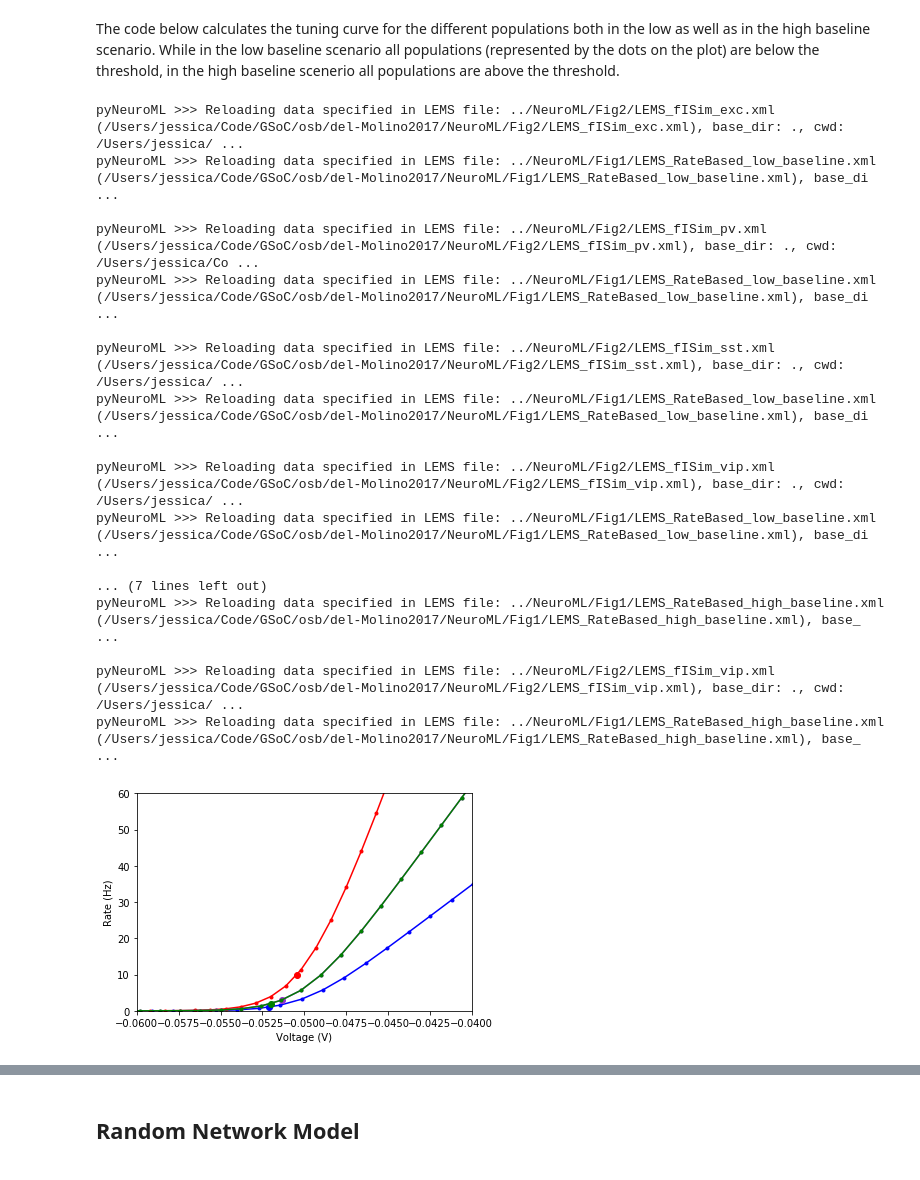
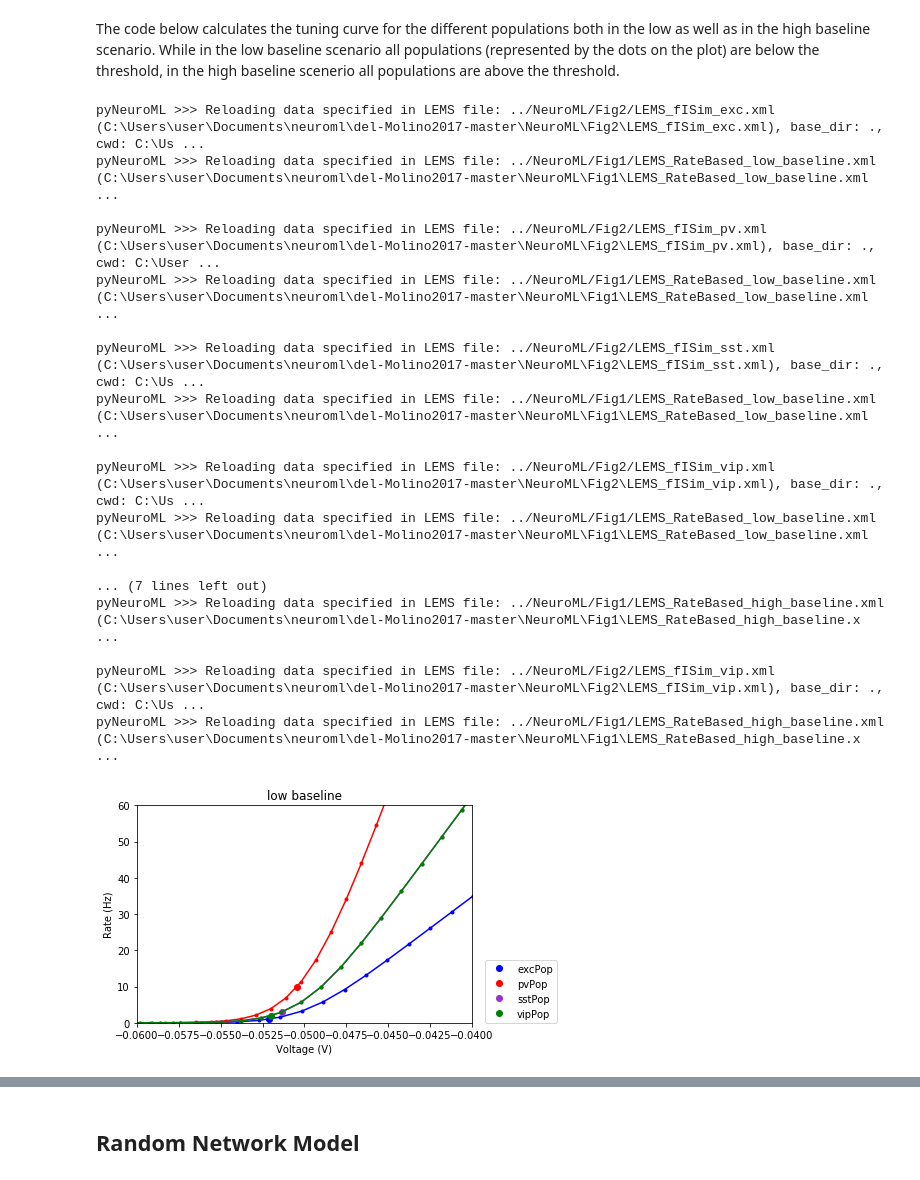
Before and after one commit to OpenSourceBrain/del-Molino2017, a Jupyter notebook: notebooks/delMolino2017.ipynb, the cells around one changed output, grey strips where cells are left out. Saved outputs shown, nothing was run; the diff lists cells and outputs as text; code cells hidden in the pictures.

```diff
--- a/notebooks/delMolino2017.ipynb
+++ b/notebooks/delMolino2017.ipynb
@@ -93,43 +95,46 @@ for baseline in baselines:
         v[population] = np.zeros((n_units))
         for unit in range(n_units):
             pop_unit_r = '%sPop[%d]/r' %(population, unit)
             pop_unit_V = '%sPop[%d]/V' %(population, unit)
             r[population][unit] = results[pop_unit_r][-1]
             v[population][unit] = results[pop_unit_V][-1]
 
         plt.plot(v[population], r[population], marker='.', color=colours[population_idx])
 
         # load the low_baseline results and plot them on the fI curve
         baseline_lems_file = '../NeuroML/Fig1/LEMS_RateBased_%s_baseline.xml' %baseline
         results_baseline = pynml.run_lems_with_jneuroml(baseline_lems_file, nogui=True, load_saved_data=True, plot=False);
         population_v = '%sPop[0]/V' %population
         population_r = '%sPop[0]/r' %population
         # Note: I am taking the first time point as at time point 0 the membrane voltage has not yet reached the baseline
         #  activity steady-state
-        plt.plot(results_baseline[population_v][1], results_baseline[population_r][1], 'o', color=colours[population_idx])
+        pop = '%sPop' %population
+        plt.plot(results_baseline[population_v][1], results_baseline[population_r][1], 'o', label=pop, color=colours[population_idx])
         print('')
 
         plt.xlabel('Voltage (V)')
         plt.ylabel('Rate (Hz)')
         plt.xlim(-.060, -.040)
         plt.ylim(0, 60)
+        plt.title('{} baseline'.format(baseline))
+        plt.legend(loc=(1.04,0))
         plot_name = 'fI_%s_baseline.png' %baseline
 # %% [output]
-pyNeuroML >>> Reloading data specified in LEMS file: ../NeuroML/Fig2/LEMS_fISim_exc.xml (/Users/jessica/Code/GSoC/osb/del-Molino2017/NeuroML/Fig2/LEMS_fISim_exc.xml), base_dir: ., cwd: /Users/jessica/ ...
-pyNeuroML >>> Reloading data specified in LEMS file: ../NeuroML/Fig1/LEMS_RateBased_low_baseline.xml (/Users/jessica/Code/GSoC/osb/del-Molino2017/NeuroML/Fig1/LEMS_RateBased_low_baseline.xml), base_di ...
+pyNeuroML >>> Reloading data specified in LEMS file: ../NeuroML/Fig2/LEMS_fISim_exc.xml (C:\Users\user\Documents\neuroml\del-Molino2017-master\NeuroML\Fig2\LEMS_fISim_exc.xml), base_dir: ., cwd: C:\Us ...
+pyNeuroML >>> Reloading data specified in LEMS file: ../NeuroML/Fig1/LEMS_RateBased_low_baseline.xml (C:\Users\user\Documents\neuroml\del-Molino2017-master\NeuroML\Fig1\LEMS_RateBased_low_baseline.xml ...
 
-pyNeuroML >>> Reloading data specified in LEMS file: ../NeuroML/Fig2/LEMS_fISim_pv.xml (/Users/jessica/Code/GSoC/osb/del-Molino2017/NeuroML/Fig2/LEMS_fISim_pv.xml), base_dir: ., cwd: /Users/jessica/Co ...
-pyNeuroML >>> Reloading data specified in LEMS file: ../NeuroML/Fig1/LEMS_RateBased_low_baseline.xml (/Users/jessica/Code/GSoC/osb/del-Molino2017/NeuroML/Fig1/LEMS_RateBased_low_baseline.xml), base_di ...
+pyNeuroML >>> Reloading data specified in LEMS file: ../NeuroML/Fig2/LEMS_fISim_pv.xml (C:\Users\user\Documents\neuroml\del-Molino2017-master\NeuroML\Fig2\LEMS_fISim_pv.xml), base_dir: ., cwd: C:\User ...
+pyNeuroML >>> Reloading data specified in LEMS file: ../NeuroML/Fig1/LEMS_RateBased_low_baseline.xml (C:\Users\user\Documents\neuroml\del-Molino2017-master\NeuroML\Fig1\LEMS_RateBased_low_baseline.xml ...
 
-pyNeuroML >>> Reloading data specified in LEMS file: ../NeuroML/Fig2/LEMS_fISim_sst.xml (/Users/jessica/Code/GSoC/osb/del-Molino2017/NeuroML/Fig2/LEMS_fISim_sst.xml), base_dir: ., cwd: /Users/jessica/ ...
-pyNeuroML >>> Reloading data specified in LEMS file: ../NeuroML/Fig1/LEMS_RateBased_low_baseline.xml (/Users/jessica/Code/GSoC/osb/del-Molino2017/NeuroML/Fig1/LEMS_RateBased_low_baseline.xml), base_di ...
+pyNeuroML >>> Reloading data specified in LEMS file: ../NeuroML/Fig2/LEMS_fISim_sst.xml (C:\Users\user\Documents\neuroml\del-Molino2017-master\NeuroML\Fig2\LEMS_fISim_sst.xml), base_dir: ., cwd: C:\Us ...
+pyNeuroML >>> Reloading data specified in LEMS file: ../NeuroML/Fig1/LEMS_RateBased_low_baseline.xml (C:\Users\user\Documents\neuroml\del-Molino2017-master\NeuroML\Fig1\LEMS_RateBased_low_baseline.xml ...
 
-pyNeuroML >>> Reloading data specified in LEMS file: ../NeuroML/Fig2/LEMS_fISim_vip.xml (/Users/jessica/Code/GSoC/osb/del-Molino2017/NeuroML/Fig2/LEMS_fISim_vip.xml), base_dir: ., cwd: /Users/jessica/ ...
-pyNeuroML >>> Reloading data specified in LEMS file: ../NeuroML/Fig1/LEMS_RateBased_low_baseline.xml (/Users/jessica/Code/GSoC/osb/del-Molino2017/NeuroML/Fig1/LEMS_RateBased_low_baseline.xml), base_di ...
+pyNeuroML >>> Reloading data specified in LEMS file: ../NeuroML/Fig2/LEMS_fISim_vip.xml (C:\Users\user\Documents\neuroml\del-Molino2017-master\NeuroML\Fig2\LEMS_fISim_vip.xml), base_dir: ., cwd: C:\Us ...
+pyNeuroML >>> Reloading data specified in LEMS file: ../NeuroML/Fig1/LEMS_RateBased_low_baseline.xml (C:\Users\user\Documents\neuroml\del-Molino2017-master\NeuroML\Fig1\LEMS_RateBased_low_baseline.xml ...
 
 ... (7 lines left out)
-pyNeuroML >>> Reloading data specified in LEMS file: ../NeuroML/Fig1/LEMS_RateBased_high_baseline.xml (/Users/jessica/Code/GSoC/osb/del-Molino2017/NeuroML/Fig1/LEMS_RateBased_high_baseline.xml), base_ ...
+pyNeuroML >>> Reloading data specified in LEMS file: ../NeuroML/Fig1/LEMS_RateBased_high_baseline.xml (C:\Users\user\Documents\neuroml\del-Molino2017-master\NeuroML\Fig1\LEMS_RateBased_high_baseline.x ...
 
-pyNeuroML >>> Reloading data specified in LEMS file: ../NeuroML/Fig2/LEMS_fISim_vip.xml (/Users/jessica/Code/GSoC/osb/del-Molino2017/NeuroML/Fig2/LEMS_fISim_vip.xml), base_dir: ., cwd: /Users/jessica/ ...
-pyNeuroML >>> Reloading data specified in LEMS file: ../NeuroML/Fig1/LEMS_RateBased_high_baseline.xml (/Users/jessica/Code/GSoC/osb/del-Molino2017/NeuroML/Fig1/LEMS_RateBased_high_baseline.xml), base_ ...
+pyNeuroML >>> Reloading data specified in LEMS file: ../NeuroML/Fig2/LEMS_fISim_vip.xml (C:\Users\user\Documents\neuroml\del-Molino2017-master\NeuroML\Fig2\LEMS_fISim_vip.xml), base_dir: ., cwd: C:\Us ...
+pyNeuroML >>> Reloading data specified in LEMS file: ../NeuroML/Fig1/LEMS_RateBased_high_baseline.xml (C:\Users\user\Documents\neuroml\del-Molino2017-master\NeuroML\Fig1\LEMS_RateBased_high_baseline.x ...
-[figure, old version]
+[figure, new version]
```
Also changed, not shown: parts of 4 cells of this notebook.
